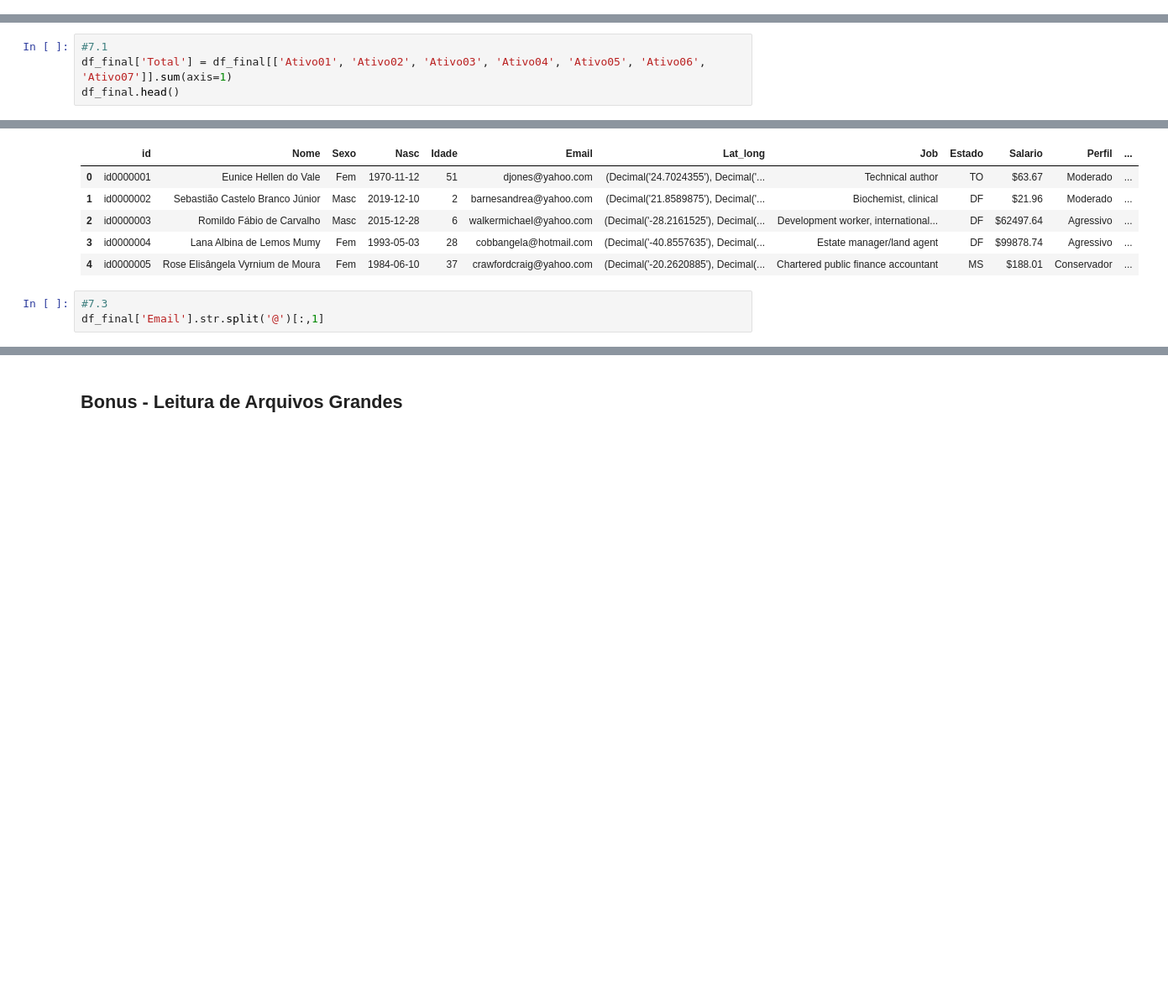
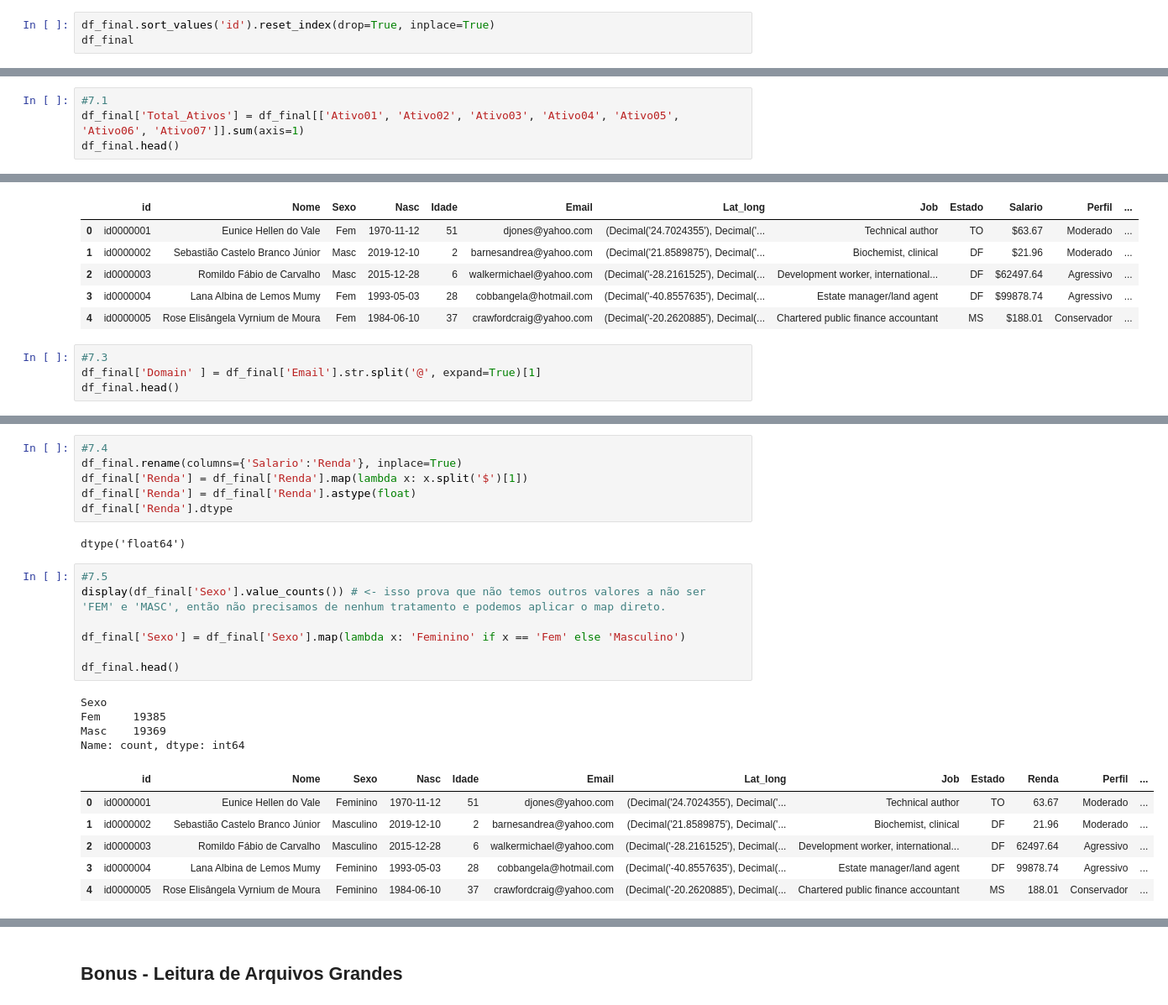
Before and after one commit to ltsmartins/AdaDS, a Jupyter notebook: TecnicasProgramacao/Ex07.ipynb, the cells around one changed output, grey strips where cells are left out. Shown: that part at 84% size. Cells and saved outputs as stored; diff of their text form; blank space fills up the shorter version.

```diff
--- a/TecnicasProgramacao/Ex07.ipynb
+++ b/TecnicasProgramacao/Ex07.ipynb
@@ -202,0 +187,3 @@ df_final
+# %%
+df_final.sort_values('id').reset_index(drop=True, inplace=True)
+df_final
@@ -254,7 +259,7 @@ df_final
 7.7 - Criar coluna "NPS" onde o investidor é classificado como promotor se a média das notas é maior ou igual a 80, como neutro se a média estiver entre 50 e 80, e como detrator se for abaixo de 50<br>
 # %%
 #7.1
-df_final['Total'] = df_final[['Ativo01', 'Ativo02', 'Ativo03', 'Ativo04', 'Ativo05', 'Ativo06', 'Ativo07']].sum(axis=1)
+df_final['Total_Ativos'] = df_final[['Ativo01', 'Ativo02', 'Ativo03', 'Ativo04', 'Ativo05', 'Ativo06', 'Ativo07']].sum(axis=1)
 df_final.head()
 # %% [output]
 |  | id | Nome | Sexo | Nasc | Idade | Email | Lat_long | Job | Estado | Salario | Perfil | ... |
@@ -276,5 +281,6 @@ df_final.head()
 | 4 | id0000005 | Rose Elisângela Vyrnium de Moura | Fem | 1984-06-10 | 37 | crawfordcraig@yahoo.com | (Decimal('-20.2620885'), Decimal(... | Chartered public finance accountant | MS | $188.01 | Conservador | ... |
 # %%
 #7.3
-df_final['Email'].str.split('@')[:,1]
+df_final['Domain' ] = df_final['Email'].str.split('@', expand=True)[1]
+df_final.head()
 # %% [output]
@@ -281,0 +293,26 @@ KeyError: 'key of type tuple not found and not a MultiIndex'
+# %%
+#7.4
+df_final.rename(columns={'Salario':'Renda'}, inplace=True)
+df_final['Renda'] = df_final['Renda'].map(lambda x: x.split('$')[1])
+df_final['Renda'] = df_final['Renda'].astype(float)
+df_final['Renda'].dtype
+# %% [output]
+dtype('float64')
+# %%
+#7.5
+display(df_final['Sexo'].value_counts()) # <- isso prova que não temos outros valores a não ser 'FEM' e 'MASC', então não precisamos de nenhum tratamento e podemos aplicar o map direto.
+
+df_final['Sexo'] = df_final['Sexo'].map(lambda x: 'Feminino' if x == 'Fem' else 'Masculino')
+
+df_final.head()
+# %% [output]
+Sexo
+Fem     19385
+Masc    19369
+Name: count, dtype: int64
+|  | id | Nome | Sexo | Nasc | Idade | Email | Lat_long | Job | Estado | Renda | Perfil | ... |
+| 0 | id0000001 | Eunice Hellen do Vale | Feminino | 1970-11-12 | 51 | djones@yahoo.com | (Decimal('24.7024355'), Decimal('... | Technical author | TO | 63.67 | Moderado | ... |
+| 1 | id0000002 | Sebastião Castelo Branco Júnior | Masculino | 2019-12-10 | 2 | barnesandrea@yahoo.com | (Decimal('21.8589875'), Decimal('... | Biochemist, clinical | DF | 21.96 | Moderado | ... |
+| 2 | id0000003 | Romildo Fábio de Carvalho | Masculino | 2015-12-28 | 6 | walkermichael@yahoo.com | (Decimal('-28.2161525'), Decimal(... | Development worker, international... | DF | 62497.64 | Agressivo | ... |
+| 3 | id0000004 | Lana Albina de Lemos Mumy | Feminino | 1993-05-03 | 28 | cobbangela@hotmail.com | (Decimal('-40.8557635'), Decimal(... | Estate manager/land agent | DF | 99878.74 | Agressivo | ... |
+| 4 | id0000005 | Rose Elisângela Vyrnium de Moura | Feminino | 1984-06-10 | 37 | crawfordcraig@yahoo.com | (Decimal('-20.2620885'), Decimal(... | Chartered public finance accountant | MS | 188.01 | Conservador | ... |
```
Also changed, not shown: parts of 29 cells of this notebook.
